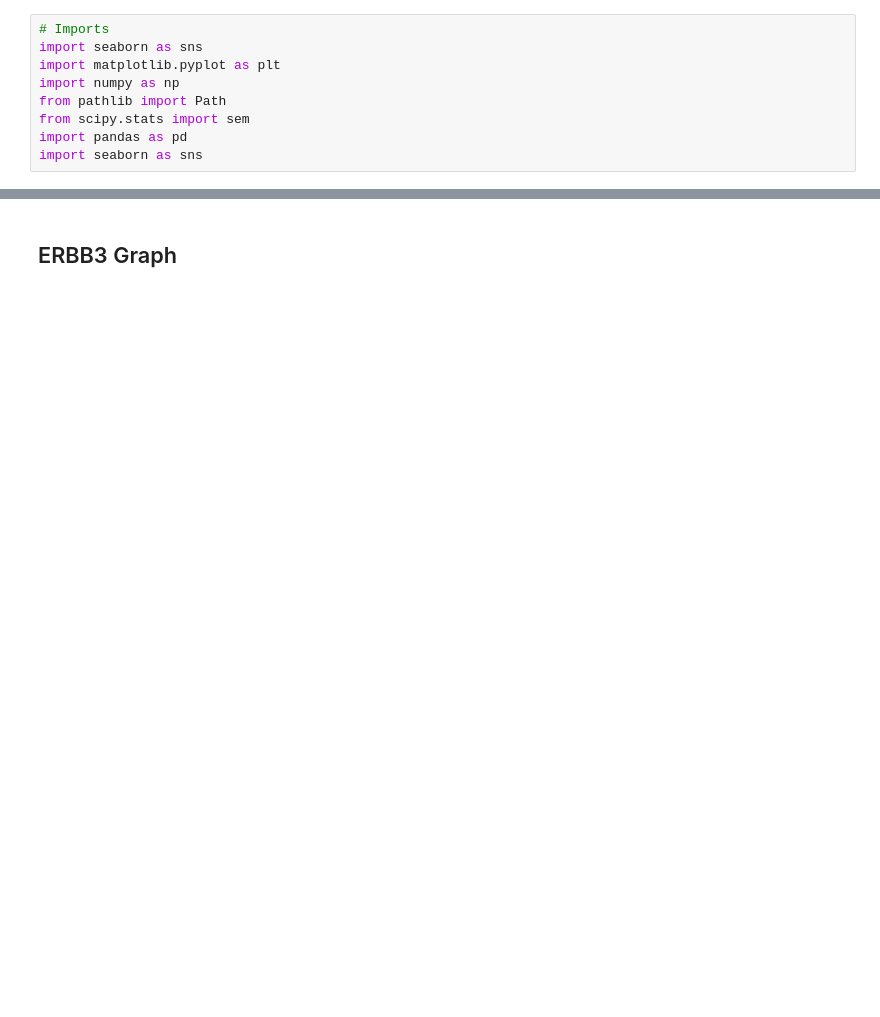
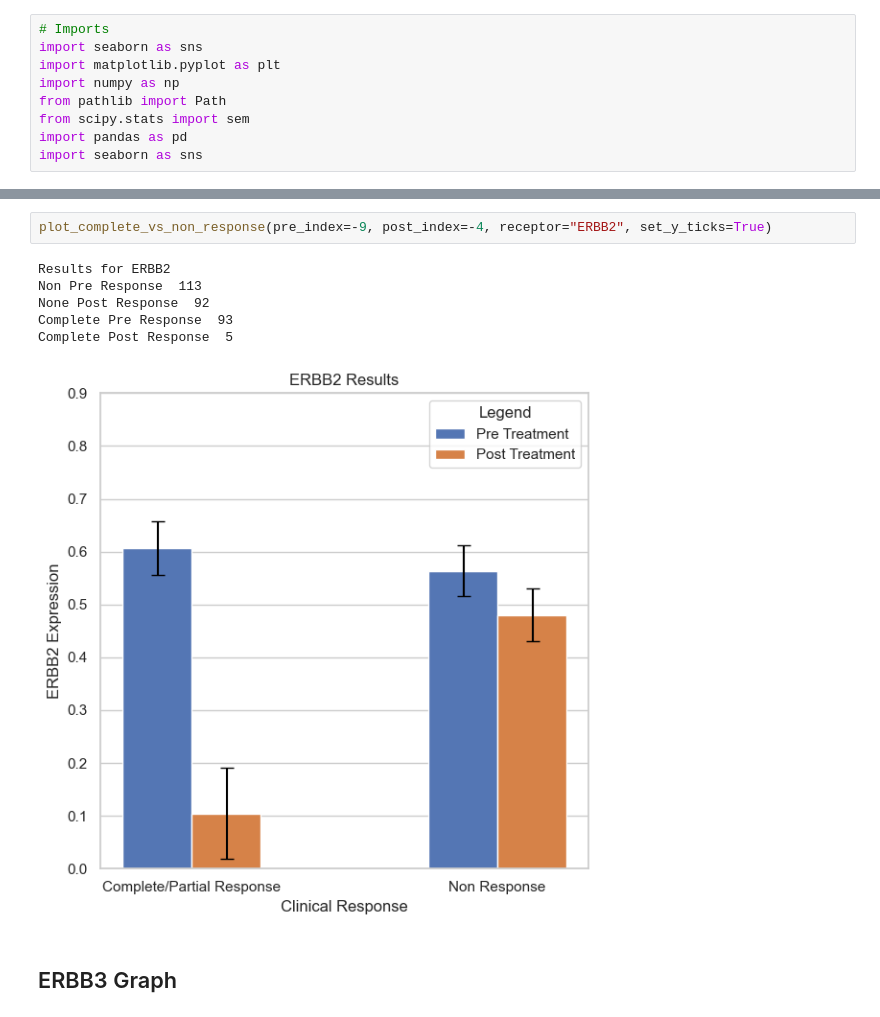
Before and after one commit to AdithyaBollu/ERBB2-Data-with-Code, a Jupyter notebook: ERBB2_Graph_Code.ipynb, the cells around one changed output, grey strips where cells are left out. Drawn from its saved outputs; the diff is of its cells as text; blank space fills up the shorter version.

```diff
--- a/ERBB2_Graph_Code.ipynb
+++ b/ERBB2_Graph_Code.ipynb
@@ -125,2 +131,11 @@ Complete Post Response  5
+# %%
+plot_complete_vs_non_response(pre_index=-9, post_index=-4, receptor="ERBB2", set_y_ticks=True)
+# %% [output]
+Results for ERBB2
+Non Pre Response  113
+None Post Response  92
+Complete Pre Response  93
+Complete Post Response  5
+[figure, added]
 # %% [markdown]
 ## ERBB3 Graph
```
Also changed, not shown: parts of 22 cells of this notebook.
